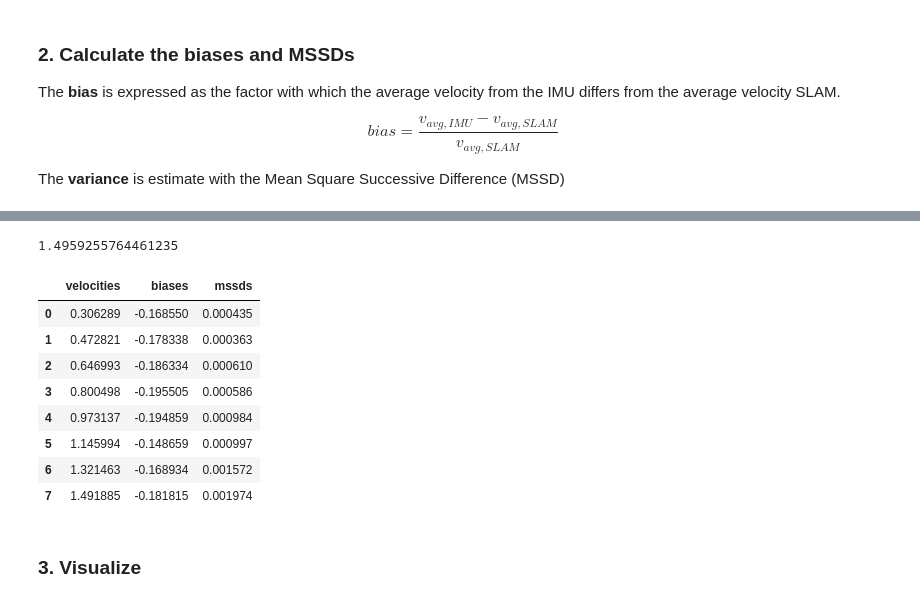
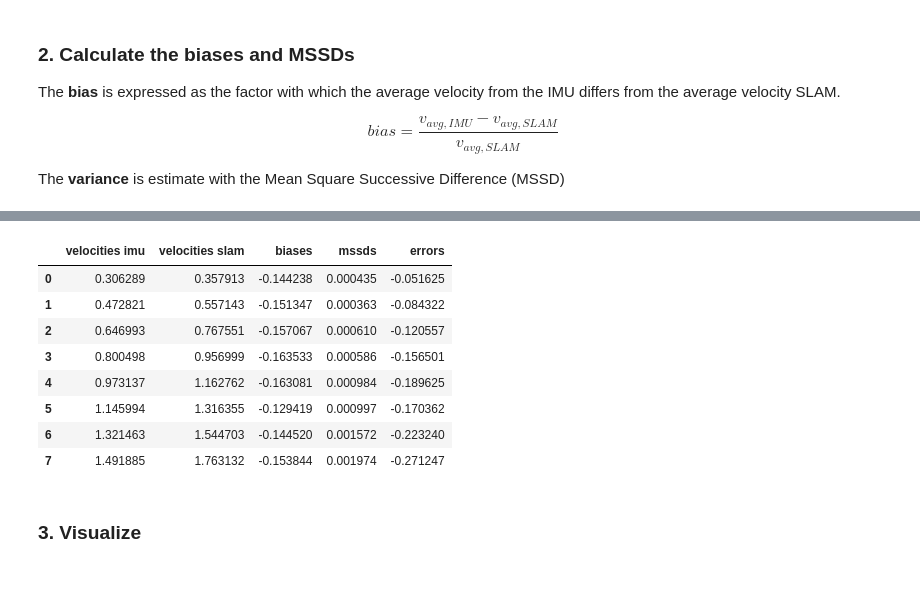
Before and after one commit to christiaantheunisse/Foresee-Error-Models, a Jupyter notebook: velocity_error/imu_error/imu_error.ipynb, the cells around one changed output, grey strips where cells are left out. Saved outputs shown, nothing was run; the diff lists cells and outputs as text; code cells hidden in the pictures.

```diff
--- a/velocity_error/imu_error/imu_error.ipynb
+++ b/velocity_error/imu_error/imu_error.ipynb
@@ -51,53 +41,47 @@ np.diff(imu_df_part["stamps"].to_numpy())
-# %%
-np.sum(imu_df_part["angular velocities"].to_numpy()[1:] * np.diff(imu_df_part["stamps"].to_numpy())) / np.sum(np.diff(imu_df_part["stamps"].to_numpy()))
-# %% [output]
-1.4959255764461235
 # %%
 # Iterate over the different experiments and calculate the bias and mssd for each one
 
 results_dict = {
-    "velocities": [],
+    "velocities imu": [],
+    "velocities slam": [],
     "biases": [],
     "mssds": [],
 }
 for number in pd.unique(imu_df["numbers"]):
     imu_df_part = imu_df[imu_df["numbers"] == number]
     slam_df_part = slam_df[slam_df["numbers"] == number]
 
     ### 1. Calculate the average velocity
     # imu average velocity
     avg_velocity_imu = imu_df_part["angular velocities"].mean()
     avg_velocity_imu = np.sum(imu_df_part["angular velocities"].to_numpy()[:-1] * np.diff(imu_df_part["stamps"].to_numpy())) / np.sum(np.diff(imu_df_part["stamps"].to_numpy()))
     # slam average velocity
     orients_unnorm = unnormalize_orientation(slam_df_part["orientations"].to_numpy())
     rotation = orients_unnorm[-1] - orients_unnorm[0]
     duration = slam_df_part["stamps"].iloc[-1] - slam_df_part["stamps"].iloc[0]
     avg_velocity_slam = rotation / duration
 
-    results_dict['velocities'].append(avg_velocity_imu)
+    results_dict['velocities imu'].append(avg_velocity_imu)
+    results_dict['velocities slam'].append(avg_velocity_slam)
 
-    ### 1B. use the total distance
-    # avg_velocity_imu = np.sum(imu_df_part["angular velocities"].to_numpy()[1:] * np.diff(imu_df_part["stamps"].to_numpy()))
-    # avg_velocity_slam = rotation
-    # print(np.sum(np.diff(slam_df_part["orientations"].to_numpy())<0))
 
     ### 2. Calculate the biases and MSSDs
     bias = calculate_bias(avg_velocity_imu, avg_velocity_slam)
     mssd = MSSD(imu_df_part["angular velocities"].to_numpy())
 
     results_dict["biases"].append(bias)
     results_dict["mssds"].append(mssd)
 
 results_df = pd.DataFrame.from_dict(results_dict)
-
+results_df["errors"] = results_df["velocities imu"] - results_df["velocities slam"]
 results_df
 # %% [output]
-|  | velocities | biases | mssds |
-| 0 | 0.306289 | -0.168550 | 0.000435 |
-| 1 | 0.472821 | -0.178338 | 0.000363 |
-| 2 | 0.646993 | -0.186334 | 0.000610 |
-| 3 | 0.800498 | -0.195505 | 0.000586 |
-| 4 | 0.973137 | -0.194859 | 0.000984 |
-| 5 | 1.145994 | -0.148659 | 0.000997 |
-| 6 | 1.321463 | -0.168934 | 0.001572 |
-| 7 | 1.491885 | -0.181815 | 0.001974 |
+|  | velocities imu | velocities slam | biases | mssds | errors |
+| 0 | 0.306289 | 0.357913 | -0.144238 | 0.000435 | -0.051625 |
+| 1 | 0.472821 | 0.557143 | -0.151347 | 0.000363 | -0.084322 |
+| 2 | 0.646993 | 0.767551 | -0.157067 | 0.000610 | -0.120557 |
+| 3 | 0.800498 | 0.956999 | -0.163533 | 0.000586 | -0.156501 |
+| 4 | 0.973137 | 1.162762 | -0.163081 | 0.000984 | -0.189625 |
+| 5 | 1.145994 | 1.316355 | -0.129419 | 0.000997 | -0.170362 |
+| 6 | 1.321463 | 1.544703 | -0.144520 | 0.001572 | -0.223240 |
+| 7 | 1.491885 | 1.763132 | -0.153844 | 0.001974 | -0.271247 |
```
Also changed, not shown: parts of 5 cells of this notebook, 30 other files.
